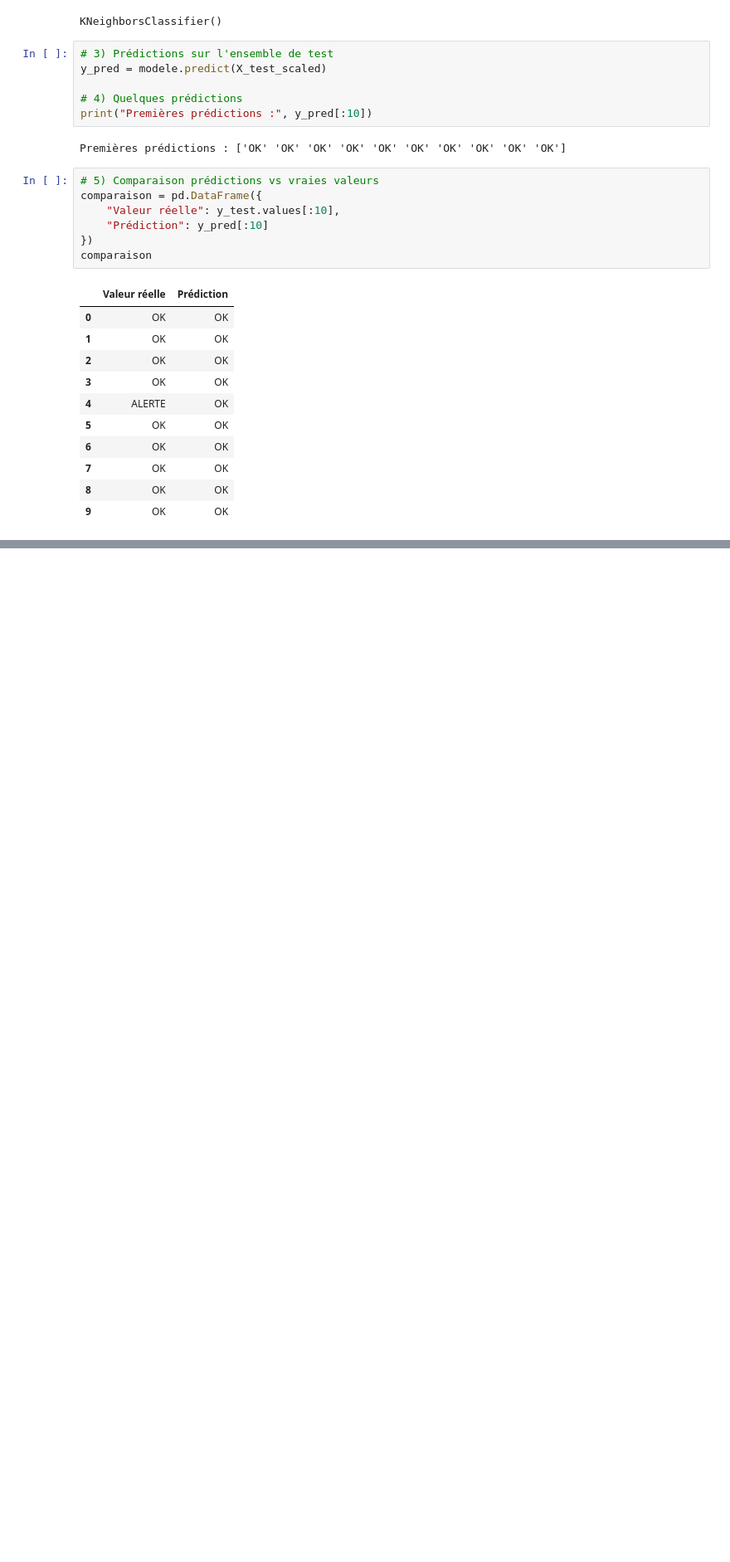
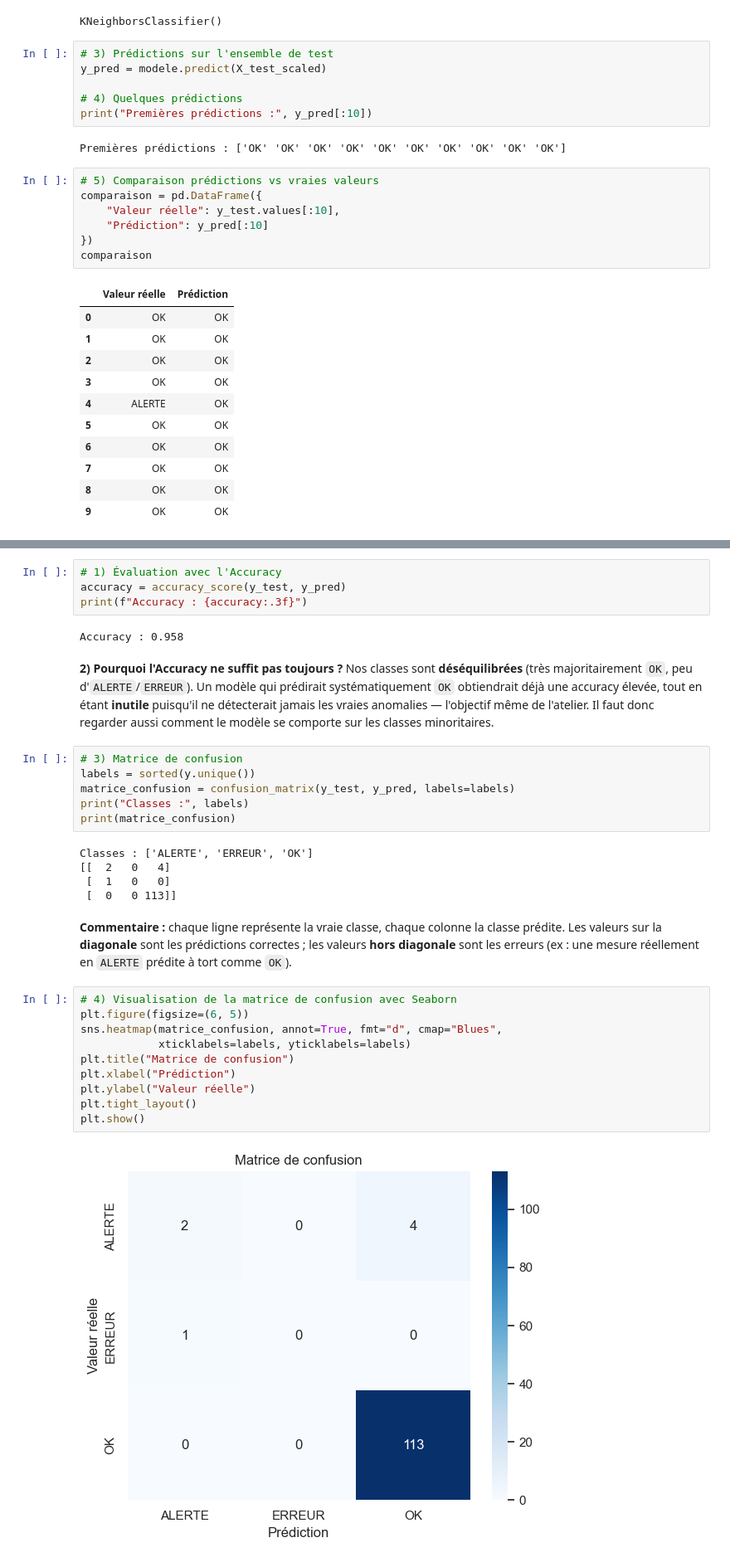
Before and after one commit to harounambaye/SmartSensor_SKL_ML, a Jupyter notebook: notebooks/SmartSensor_SKL_ML.ipynb, the cells around one changed output, grey strips where cells are left out. Shown at 83% size. Drawn from its saved outputs; the diff is of its cells as text; blank space fills up the shorter version.

Commit message:
Partie 7 : Évaluation du modèle

```diff
--- a/notebooks/SmartSensor_SKL_ML.ipynb
+++ b/notebooks/SmartSensor_SKL_ML.ipynb
@@ -284,0 +289,33 @@ comparaison
+# %%
+# 1) Évaluation avec l'Accuracy
+accuracy = accuracy_score(y_test, y_pred)
+print(f"Accuracy : {accuracy:.3f}")
+# %% [output]
+Accuracy : 0.958
+# %% [markdown]
+**2) Pourquoi l'Accuracy ne suffit pas toujours ?** Nos classes sont **déséquilibrées** (très majoritairement `OK`, peu d'`ALERTE`/`ERREUR`). Un modèle qui prédirait systématiquement `OK` obtiendrait déjà une accuracy élevée, tout en étant **inutile** puisqu'il ne détecterait jamais les vraies anomalies — l'objectif même de l'atelier. Il faut donc regarder aussi comment le modèle se comporte sur les classes minoritaires.
+# %%
+# 3) Matrice de confusion
+labels = sorted(y.unique())
+matrice_confusion = confusion_matrix(y_test, y_pred, labels=labels)
+print("Classes :", labels)
+print(matrice_confusion)
+# %% [output]
+Classes : ['ALERTE', 'ERREUR', 'OK']
+[[  2   0   4]
+ [  1   0   0]
+ [  0   0 113]]
+# %% [markdown]
+**Commentaire :** chaque ligne représente la vraie classe, chaque colonne la classe prédite. Les valeurs sur la **diagonale** sont les prédictions correctes ; les valeurs **hors diagonale** sont les erreurs (ex : une mesure réellement en `ALERTE` prédite à tort comme `OK`).
+# %%
+# 4) Visualisation de la matrice de confusion avec Seaborn
+plt.figure(figsize=(6, 5))
+sns.heatmap(matrice_confusion, annot=True, fmt="d", cmap="Blues",
+            xticklabels=labels, yticklabels=labels)
+plt.title("Matrice de confusion")
+plt.xlabel("Prédiction")
+plt.ylabel("Valeur réelle")
+plt.tight_layout()
+plt.show()
+# %% [output]
+[figure, added]
```
Also changed, not shown: parts of 3 cells of this notebook.
